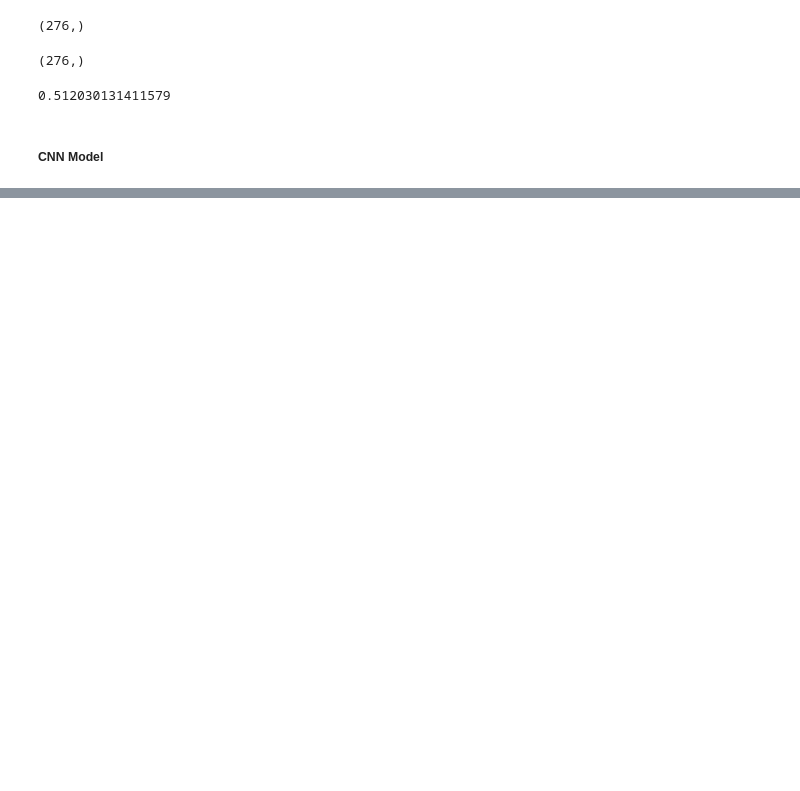
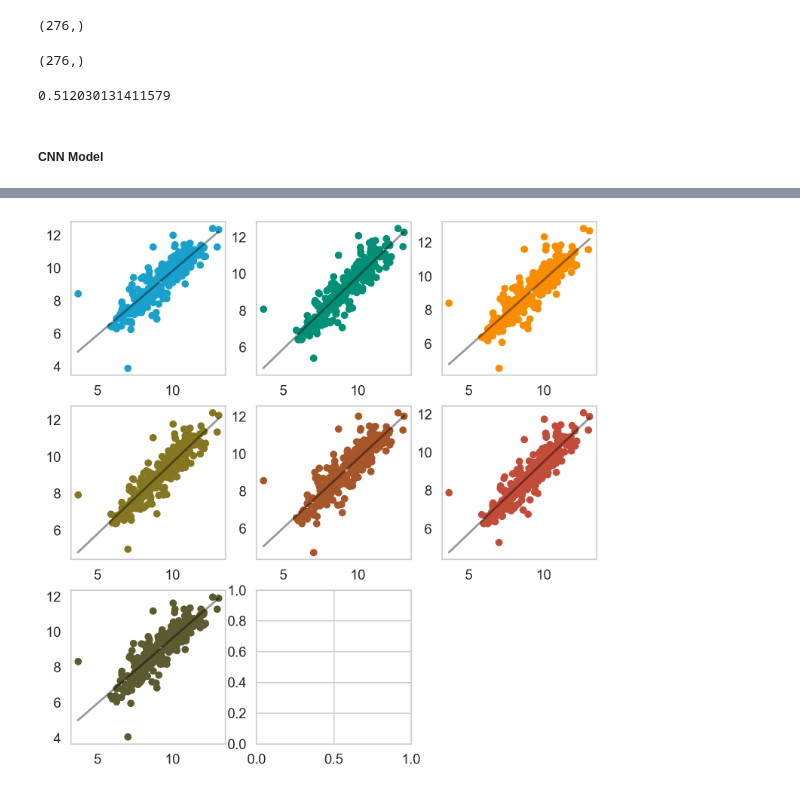
Before and after one commit to ephrem-admasu/windspeed_prediction, a Jupyter notebook: Result_analysis.ipynb, the cells around one changed output, grey strips where cells are left out. Cells and saved outputs as stored; diff of their text form; code cells hidden in the pictures; blank space fills up the shorter version.

```diff
--- a/Result_analysis.ipynb
+++ b/Result_analysis.ipynb
@@ -119,0 +191,4 @@ svmd_ebqpso_lssvm_preds.shape
+# %%
+cnn_lstm_1 = get_data('cnn_lstm_1')
+# %%
+cnn_lstm_1 = cnn_lstm_1[max_window_size-5:]
@@ -119,0 +217,11 @@ svmd_ebqpso_lssvm_preds.shape
+# %%
+models = ['LSSVM-EBQPSO', 'Proposed', 'CNN', 'SVMD-CNN', 'LSTM', 'SVMD-LSTM', 'CNN-LSTM']
+predicted_values = [
+    lssvm_ebqpso_preds_1,
+    svmd_ebqpso_lssvm_preds,
+    cnn_preds_1,
+    svmd_cnn_1,
+    lstm_preds_1,
+    svmd_lstm_1,
+    cnn_lstm_1
+]
@@ -119,0 +254,26 @@ svmd_ebqpso_lssvm_preds.shape
+# %%
+colors = ['#18a1cd', '#009076', '#fa8c00', '#857622', '#a65628', '#c24c39', '#5c5a30', '#4daf4a']
+# %%
+plt.rcParams["font.size"] = 10
+fig, axes = plt.subplots(nrows=3, ncols=3,figsize=(9, 9))
+fig.delaxes(axes[-1][-1])
+
+
+for i in range(len(models)):
+    row = i // 3
+    col = i % 3
+    axes[row][col].scatter(y_test, predicted_values[i], color = colors[i])
+
+    m, b = np.polyfit(y_test, predicted_values[i], deg=1)
+
+    # Create sequence of 100 numbers from 0 to 100
+    xseq = np.linspace(min(y_test), max(y_test), num=len(y_test))
+
+    # Plot regression line
+    axes[row][col].plot(xseq, b + m * xseq, color="black", lw=2, alpha=.4)
+
+    axes[row][col].grid(False)
+
+# plt.axis('equal')
+# %% [output]
+[figure, added]
```
Also changed, not shown: parts of 42 cells of this notebook, 5 other files.
